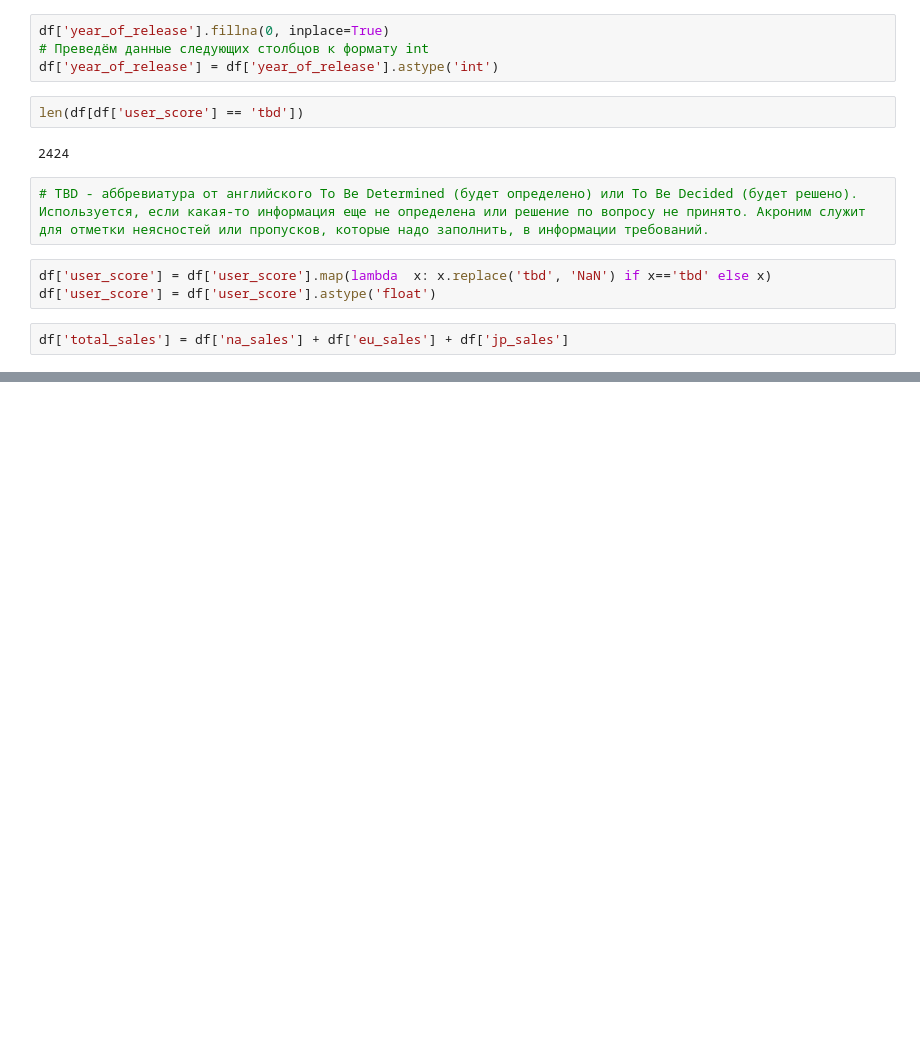
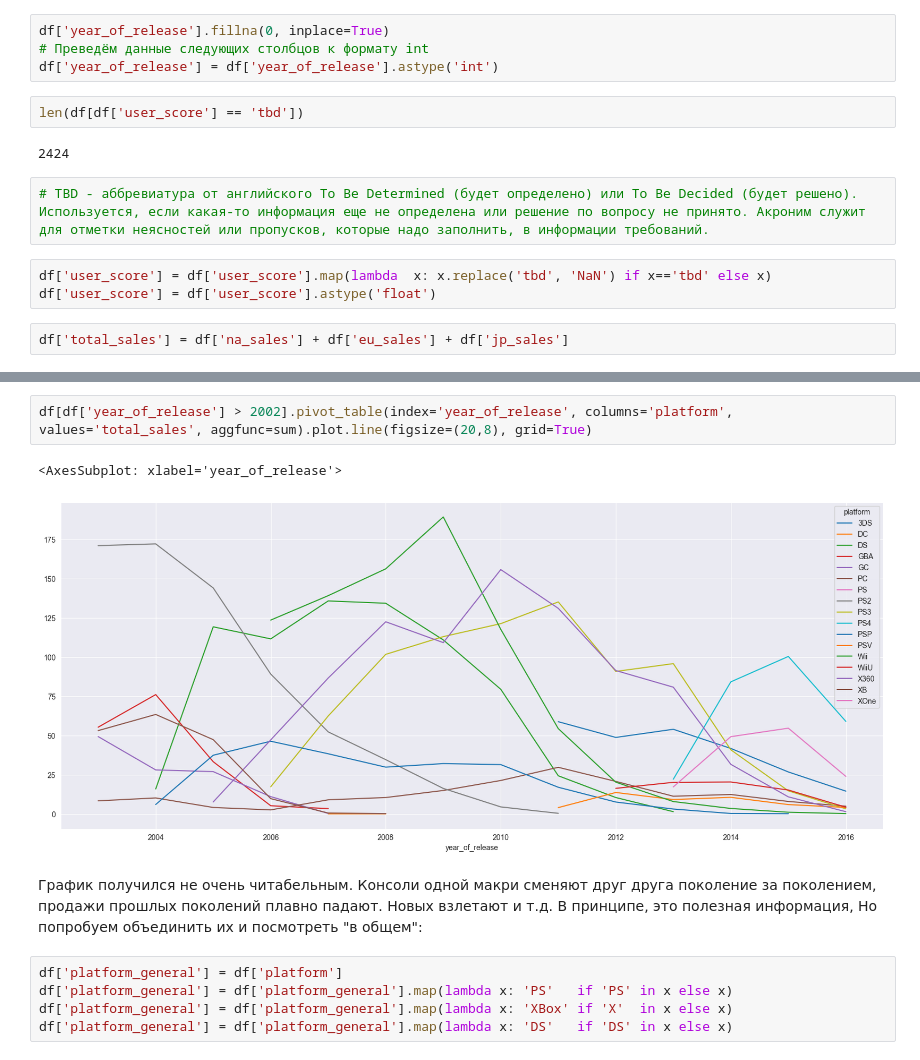
Before and after one commit to Shurick-G/practicum, a Jupyter notebook: prefab_project_1/prefab_project_1.ipynb, the cells around one changed output, grey strips where cells are left out. Saved outputs shown, nothing was run; the diff lists cells and outputs as text; blank space fills up the shorter version.

```diff
--- a/prefab_project_1/prefab_project_1.ipynb
+++ b/prefab_project_1/prefab_project_1.ipynb
@@ -249,0 +282,12 @@ df.groupby('year_of_release')['name'].count().plot.bar()
+# %%
+df[df['year_of_release'] > 2002].pivot_table(index='year_of_release', columns='platform', values='total_sales', aggfunc=sum).plot.line(figsize=(20,8), grid=True)
+# %% [output]
+<AxesSubplot: xlabel='year_of_release'>
+[figure, added]
+# %% [markdown]
+График получился не очень читабельным. Консоли одной макри сменяют друг друга поколение за поколением, продажи прошлых поколений плавно падают. Новых взлетают и т.д. В принципе, это полезная информация, Но попробуем объединить их и посмотреть "в общем":
+# %%
+df['platform_general'] = df['platform']
+df['platform_general'] = df['platform_general'].map(lambda x: 'PS'   if 'PS' in x else x)
+df['platform_general'] = df['platform_general'].map(lambda x: 'XBox' if 'X'  in x else x)
+df['platform_general'] = df['platform_general'].map(lambda x: 'DS'   if 'DS' in x else x)
```
Also changed, not shown: parts of 20 cells of this notebook.
